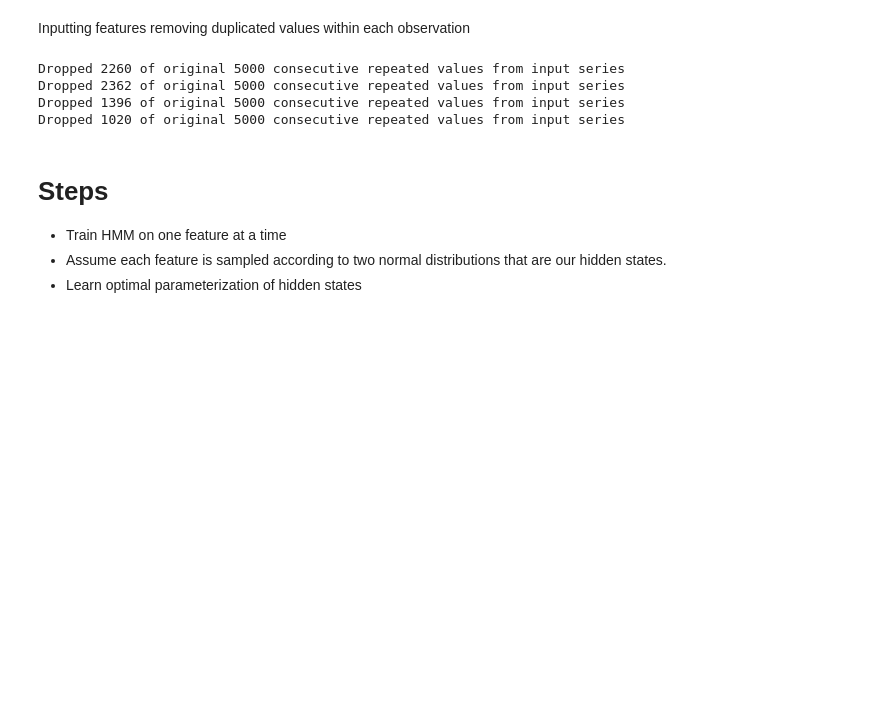
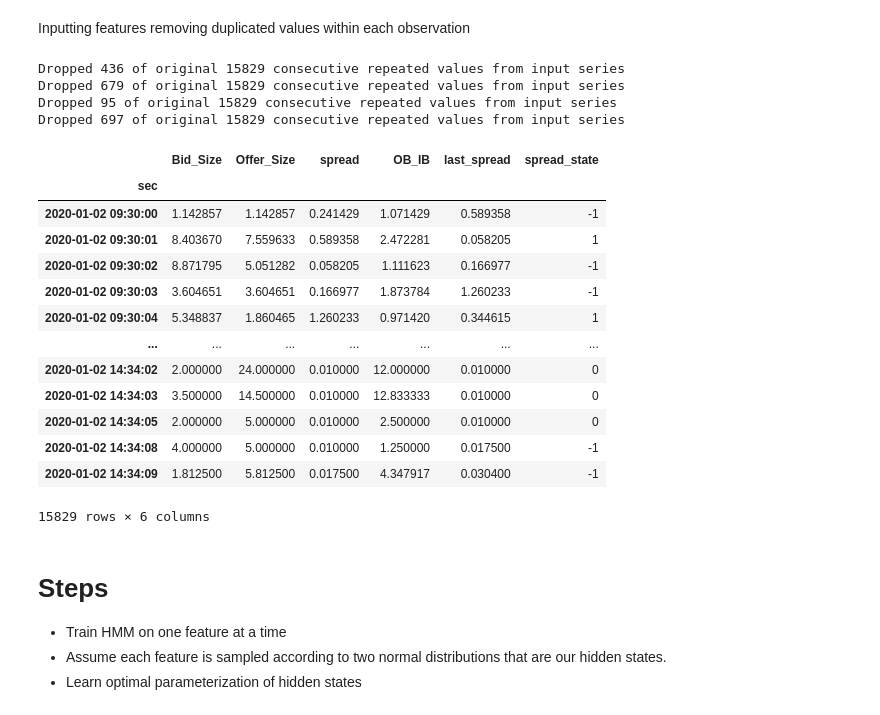
Before and after one commit to jasonbohne123/HMM_LOB_Inference, a Jupyter notebook: hmm.ipynb, the cells around one changed output. Cells and saved outputs as stored; diff of their text form; code cells hidden in the pictures; blank space fills up the shorter version.

```diff
--- a/hmm.ipynb
+++ b/hmm.ipynb
@@ -24,7 +23,13 @@ load_psg()
 # %% [markdown]
 Inputting features removing duplicated values within each observation
 # %%
-features=pd.read_csv('data/features.csv',index_col=0,nrows=5000)
+
+features=pd.read_csv('data/grouped_features.csv',index_col=0)
+frac=0.75
+
+
+train_features=features[:np.floor(frac*features.shape[0]).astype(int)]
+test_features=features[np.floor(frac*features.shape[0]).astype(int):]
 
 def remove_duplicates(series):
 
@@ -34,10 +39,10 @@ def remove_duplicates(series):
     print(f"Dropped {dropped_els} of original {len(series)} consecutive repeated values from input series")
     return cleaned_series
 
-bidsize=remove_duplicates(features['Bid_Size'].values)
-offersize=remove_duplicates(features['Offer_Size'].values)
-bookimbalance=remove_duplicates(features['OB_IB'].values)
-spread=remove_duplicates(features['spread'].values)
+bidsize=remove_duplicates(train_features['Bid_Size'].values)
+offersize=remove_duplicates(train_features['Offer_Size'].values)
+bookimbalance=remove_duplicates(train_features['OB_IB'].values)
+spread=remove_duplicates(train_features['spread'].values)
 
 # formatted as numpy float
 np.savetxt(r'psg_text_hmm/vector_bidsize.txt', bidsize)
@@ -45,10 +50,27 @@ np.savetxt(r'psg_text_hmm/vector_offersize.txt', offersize)
 np.savetxt(r'psg_text_hmm/vector_bookimbalance.txt', bookimbalance)
 np.savetxt(r'psg_text_hmm/vector_spread.txt', spread)
 # %% [output]
-Dropped 2260 of original 5000 consecutive repeated values from input series
-Dropped 2362 of original 5000 consecutive repeated values from input series
-Dropped 1396 of original 5000 consecutive repeated values from input series
-Dropped 1020 of original 5000 consecutive repeated values from input series
+Dropped 436 of original 15829 consecutive repeated values from input series
+Dropped 679 of original 15829 consecutive repeated values from input series
+Dropped 95 of original 15829 consecutive repeated values from input series
+Dropped 697 of original 15829 consecutive repeated values from input series
+# %%
+train_features
+# %% [output]
+|  | Bid_Size | Offer_Size | spread | OB_IB | last_spread | spread_state |
+| sec |  |  |  |  |  |  |
+| 2020-01-02 09:30:00 | 1.142857 | 1.142857 | 0.241429 | 1.071429 | 0.589358 | -1 |
+| 2020-01-02 09:30:01 | 8.403670 | 7.559633 | 0.589358 | 2.472281 | 0.058205 | 1 |
+| 2020-01-02 09:30:02 | 8.871795 | 5.051282 | 0.058205 | 1.111623 | 0.166977 | -1 |
+| 2020-01-02 09:30:03 | 3.604651 | 3.604651 | 0.166977 | 1.873784 | 1.260233 | -1 |
+| 2020-01-02 09:30:04 | 5.348837 | 1.860465 | 1.260233 | 0.971420 | 0.344615 | 1 |
+| ... | ... | ... | ... | ... | ... | ... |
+| 2020-01-02 14:34:02 | 2.000000 | 24.000000 | 0.010000 | 12.000000 | 0.010000 | 0 |
+| 2020-01-02 14:34:03 | 3.500000 | 14.500000 | 0.010000 | 12.833333 | 0.010000 | 0 |
+| 2020-01-02 14:34:05 | 2.000000 | 5.000000 | 0.010000 | 2.500000 | 0.010000 | 0 |
+| 2020-01-02 14:34:08 | 4.000000 | 5.000000 | 0.010000 | 1.250000 | 0.017500 | -1 |
+| 2020-01-02 14:34:09 | 1.812500 | 5.812500 | 0.017500 | 4.347917 | 0.030400 | -1 |
+15829 rows × 6 columns
 # %% [markdown]
 # Steps
 
```
Also changed, not shown: parts of 17 cells of this notebook, 6 other files.
